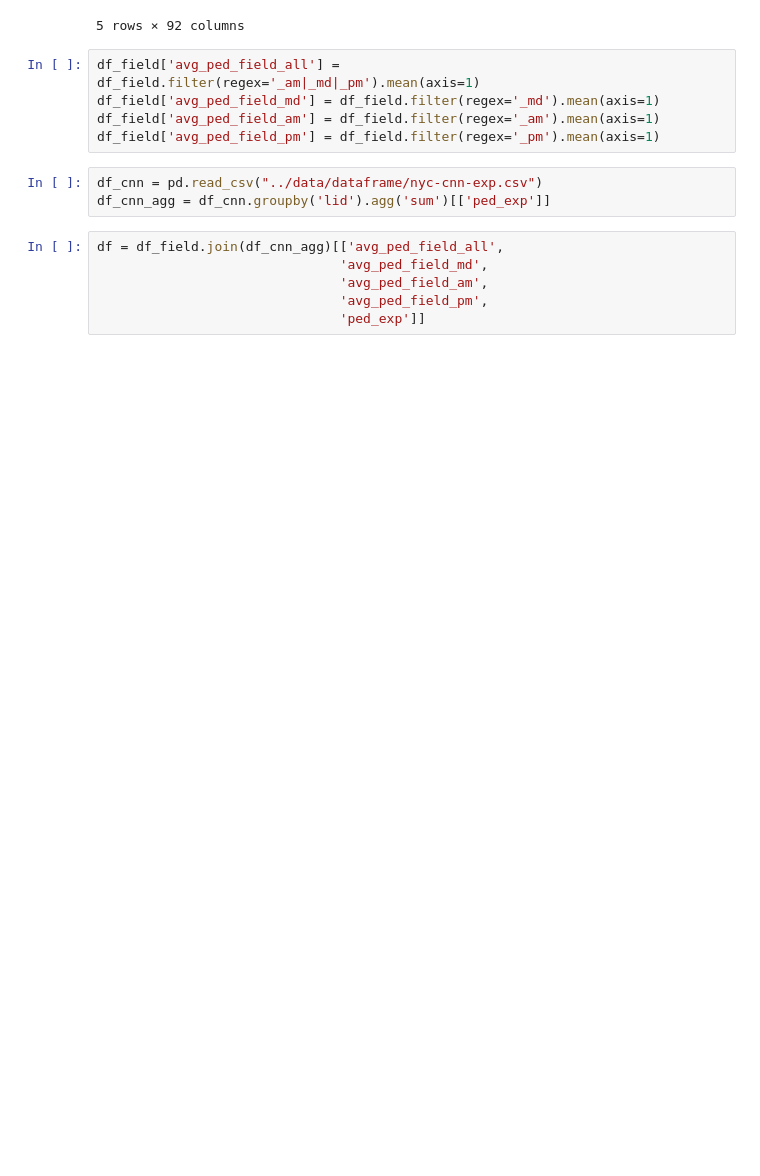
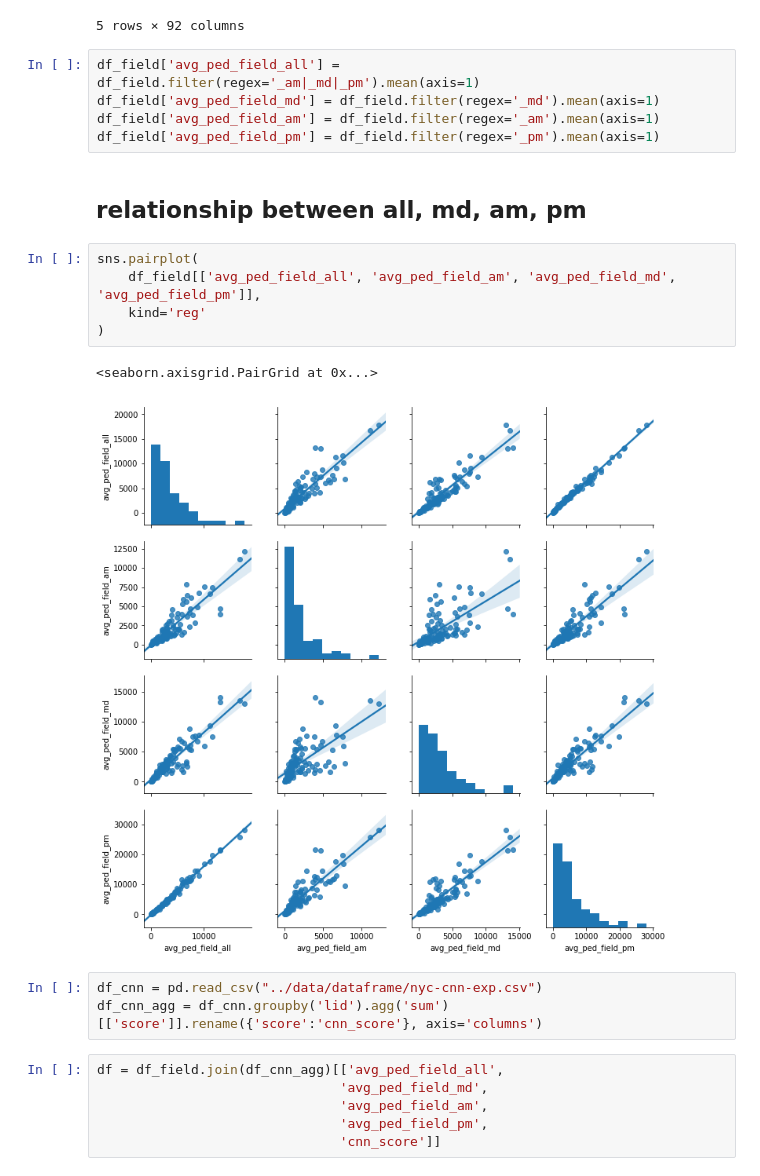
Before and after one commit to yonghah/nyc_ped_count_cnn, a Jupyter notebook: notebooks/03-Compare-two-datasets.ipynb, the cells around one changed output. Drawn from its saved outputs; the diff is of its cells as text; blank space fills up the shorter version.

```diff
--- a/notebooks/03-Compare-two-datasets.ipynb
+++ b/notebooks/03-Compare-two-datasets.ipynb
@@ -19,15 +19,25 @@ df_field['avg_ped_field_all'] = df_field.filter(regex='_am|_md|_pm').mean(axis=1
 df_field['avg_ped_field_md'] = df_field.filter(regex='_md').mean(axis=1)
 df_field['avg_ped_field_am'] = df_field.filter(regex='_am').mean(axis=1)
 df_field['avg_ped_field_pm'] = df_field.filter(regex='_pm').mean(axis=1)
+# %% [markdown]
+## relationship between all, md, am, pm
+# %%
+sns.pairplot(
+    df_field[['avg_ped_field_all', 'avg_ped_field_am', 'avg_ped_field_md', 'avg_ped_field_pm']],
+    kind='reg'
+)
+# %% [output]
+<seaborn.axisgrid.PairGrid at 0x...>
+[figure, added]
 # %%
 df_cnn = pd.read_csv("../data/dataframe/nyc-cnn-exp.csv")
-df_cnn_agg = df_cnn.groupby('lid').agg('sum')[['ped_exp']]
+df_cnn_agg = df_cnn.groupby('lid').agg('sum')[['score']].rename({'score':'cnn_score'}, axis='columns')
 # %%
 df = df_field.join(df_cnn_agg)[['avg_ped_field_all',
                                'avg_ped_field_md',
                                'avg_ped_field_am',
                                'avg_ped_field_pm',
-                               'ped_exp']]
+                               'cnn_score']]
 # %%
 df.head()
 # %% [output]
```
Also changed, not shown: parts of 5 cells of this notebook, 2 other files.
